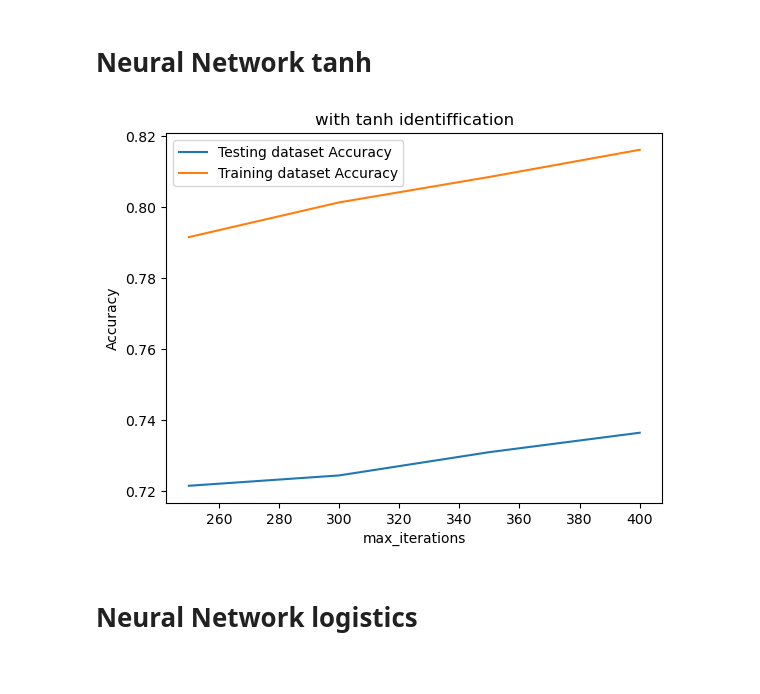
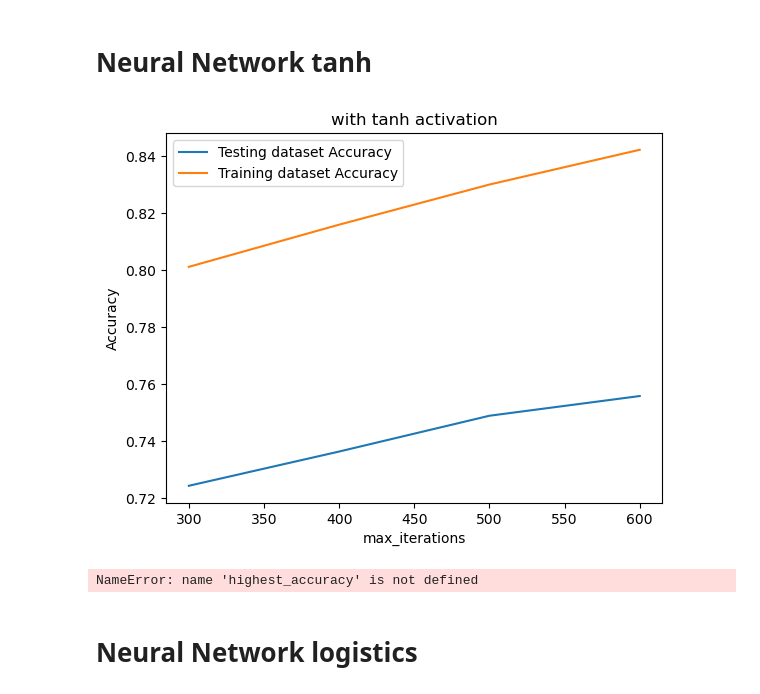
Before and after one commit to AlbertNg02/food-insecurity-prediction, a Jupyter notebook: data_explore.ipynb, the cells around one changed output. Saved outputs shown, nothing was run; the diff lists cells and outputs as text; code cells hidden in the pictures.

```diff
--- a/data_explore.ipynb
+++ b/data_explore.ipynb
@@ -534,7 +527,7 @@ mlp_model.score(data_test, target_test)
 # %%
 import numpy as np
 from sklearn.neural_network import MLPClassifier
-max_iteration = np.arange(250,450,50)
+max_iteration = np.arange(300,700,100)
 train_accuracy = np.empty(len(max_iteration))
 test_accuracy = np.empty(len(max_iteration))
 
@@ -548,7 +541,7 @@ for i, k in enumerate(max_iteration):
 
 
 # Generate plot
-plt.title("with relu identiffication")
+plt.title("with relu activation")
 plt.plot(max_iteration, test_accuracy, label = 'Testing dataset Accuracy')
 plt.plot(max_iteration, train_accuracy, label = 'Training dataset Accuracy')
 
@@ -564,36 +557,37 @@ highest_accuracy["high_mlp"] = max(test_accuracy)
 # %%
 from sklearn.neural_network import MLPClassifier
 # mlp_model = make_pipeline(preprocessor, CNNClassifier(random_state=1, max_iter=300))
 # _ = mlp_model.fit(data_train, target_train)
 # mlp_model.predict(data_test)
 # mlp_model.score(data_test, target_test)
 
 import numpy as np
-max_iteration = np.arange(250,450,50)
+max_iteration = np.arange(300,700,100)
 train_accuracy = np.empty(len(max_iteration))
 test_accuracy = np.empty(len(max_iteration))
 
 # Loop over K values
 for i, k in enumerate(max_iteration):
     mlp_model = make_pipeline(preprocessor, MLPClassifier(random_state=1, max_iter=k, activation='tanh'))
     _ = mlp_model.fit(data_train, target_train)
     mlp_model.predict(data_test)
     train_accuracy[i] = mlp_model.score(data_train, target_train)
     test_accuracy[i] = mlp_model.score(data_test, target_test)
 
 
 # Generate plot
-plt.title("with tanh identiffication")
+plt.title("with tanh activation")
 plt.plot(max_iteration, test_accuracy, label = 'Testing dataset Accuracy')
 plt.plot(max_iteration, train_accuracy, label = 'Training dataset Accuracy')
 
 plt.legend()
 plt.xlabel('max_iterations')
 plt.ylabel('Accuracy')
 plt.show()
 highest_accuracy["high_mlp"] = max(test_accuracy)
 # %% [output]
-[figure, old version]
+[figure, new version]
+NameError: name 'highest_accuracy' is not defined
 # %% [markdown]
 # Neural Network logistics
 # %%
```
Also changed, not shown: parts of 7 cells of this notebook.
